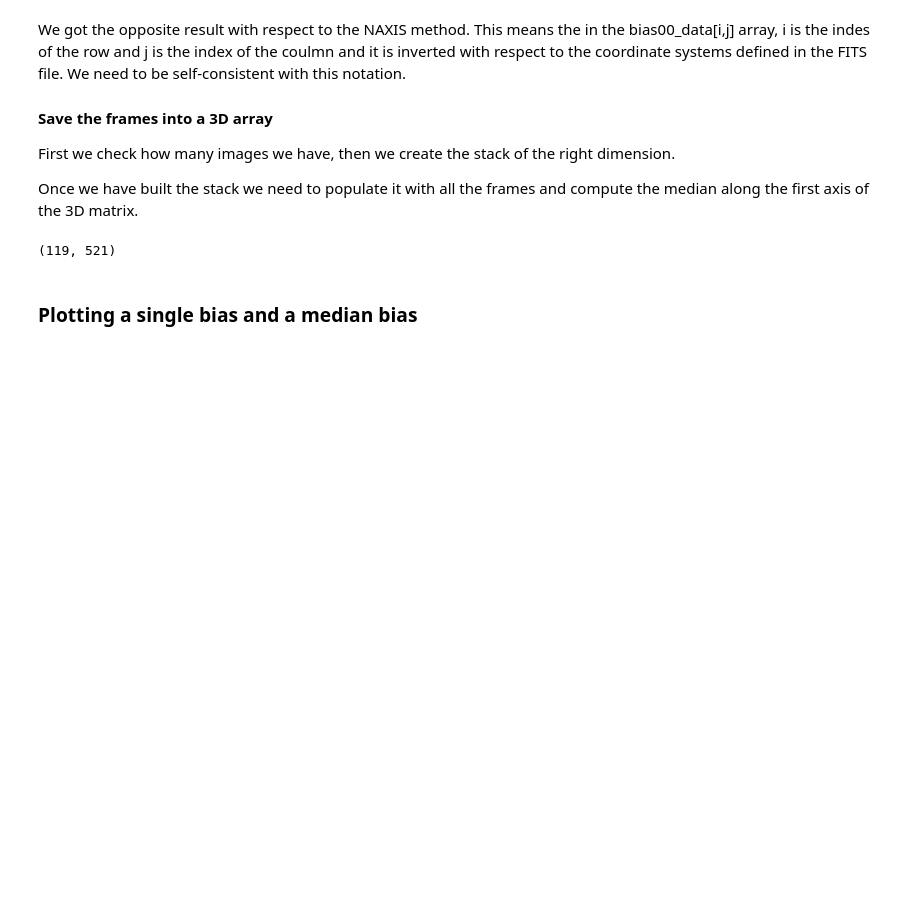
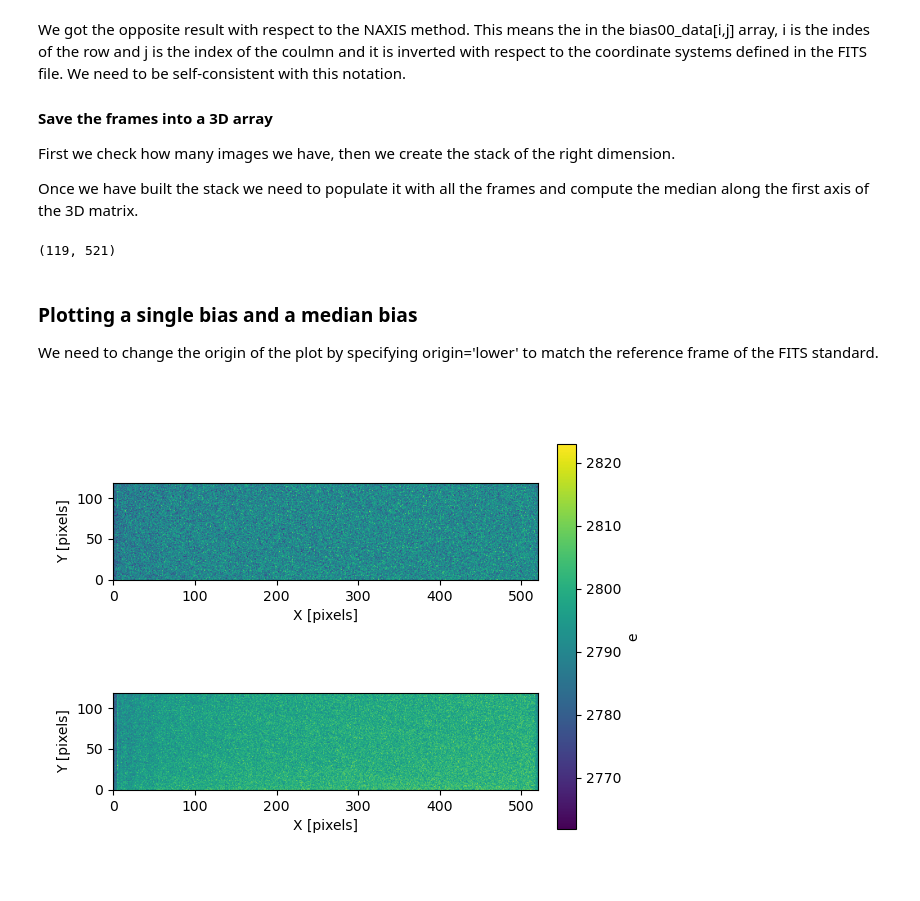
Before and after one commit to LFiaccadori/Astrolab2, a Jupyter notebook: 01 - Bias Analysis.ipynb, the cells around one changed output. Saved outputs shown, nothing was run; the diff lists cells and outputs as text; code cells hidden in the pictures; blank space fills up the shorter version.

```diff
--- a/01 - Bias Analysis.ipynb
+++ b/01 - Bias Analysis.ipynb
@@ -118,3 +118,21 @@ np.shape(median_bias) #We find a matrix of the same dimension as the single fram
 (119, 521)
 # %% [markdown]
 ### Plotting a single bias and a median bias
+
+We need to change the origin of the plot by specifying origin='lower' to match the reference frame of the FITS standard.
+# %%
+fig, ax = plt.subplots(2,1, figsize=(6,5))
+
+im1 = ax[0].imshow(bias00_data, origin='lower')
+im2 = ax[1].imshow(median_bias, origin='lower')
+
+cbar = fig.colorbar(im1, ax=ax, fraction=0.046, pad=0.04)
+cbar.set_label("e")
+
+ax[0].set_xlabel('X [pixels]')
+ax[0].set_ylabel('Y [pixels]')
+ax[1].set_xlabel('X [pixels]')
+ax[1].set_ylabel('Y [pixels]')
+plt.show()
+# %% [output]
+[figure, added]
```
